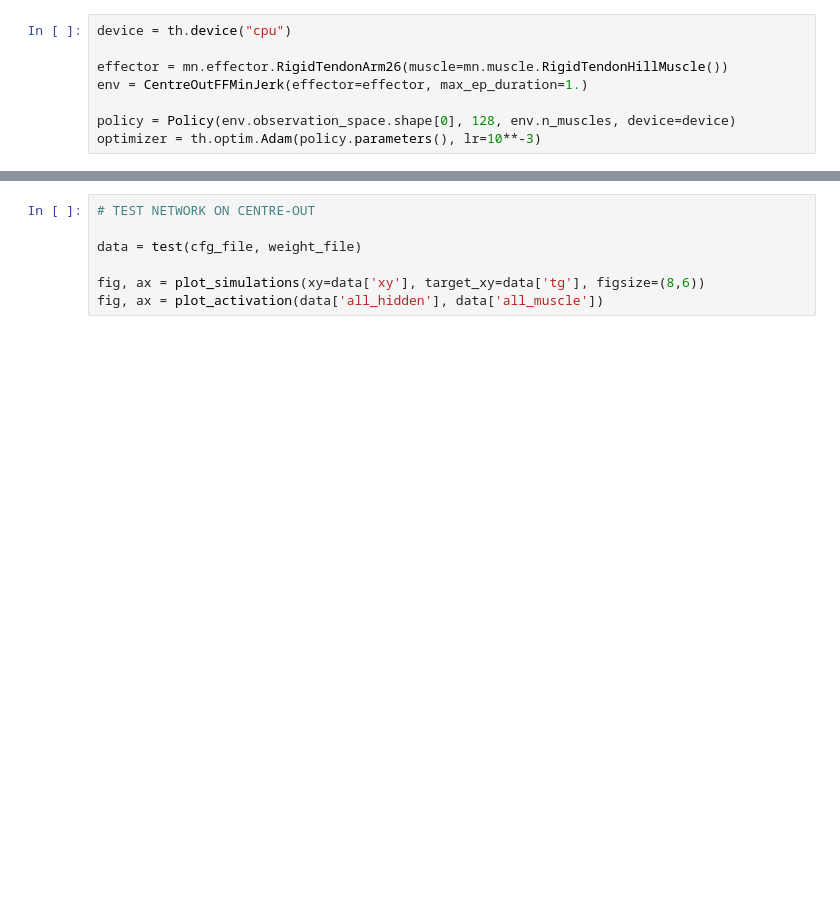
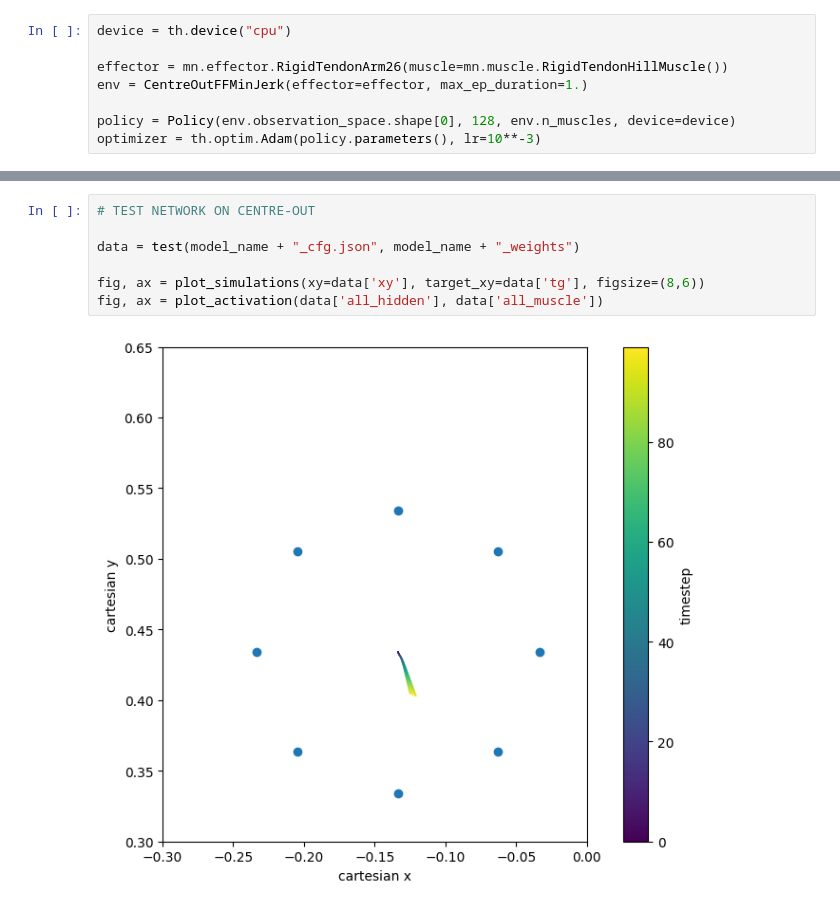
Before and after one commit to paulgribble/motorchnet_plg, a Jupyter notebook: simple.ipynb, the cells around one changed output, grey strips where cells are left out. Cells and saved outputs as stored; diff of their text form; blank space fills up the shorter version.

```diff
--- a/simple.ipynb
+++ b/simple.ipynb
@@ -85,7 +104,9 @@ fig,ax = plot_training_log(log=log["losses"],loss_type='position', w=1)
 # %%
 # TEST NETWORK ON CENTRE-OUT
 
-data = test(cfg_file, weight_file)
+data = test(model_name + "_cfg.json", model_name + "_weights")
 
 fig, ax = plot_simulations(xy=data['xy'], target_xy=data['tg'], figsize=(8,6))
 fig, ax = plot_activation(data['all_hidden'], data['all_muscle'])
+# %% [output]
+[figure, added]
```
Also changed, not shown: parts of 7 cells of this notebook, 1 other file.
